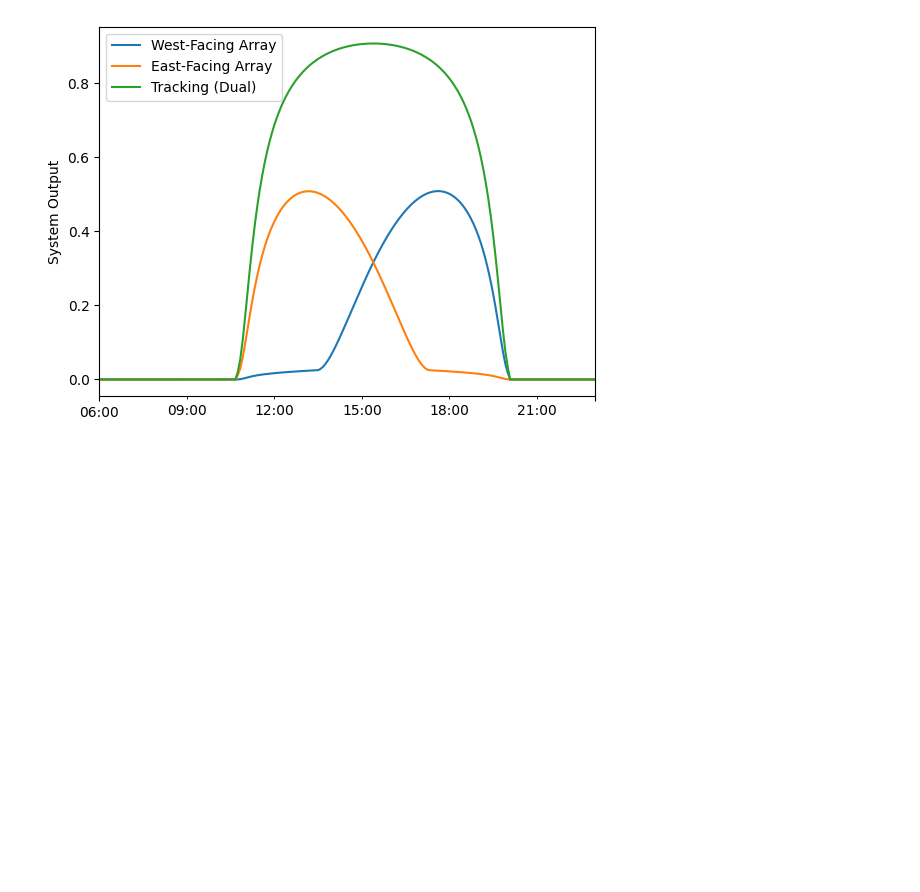
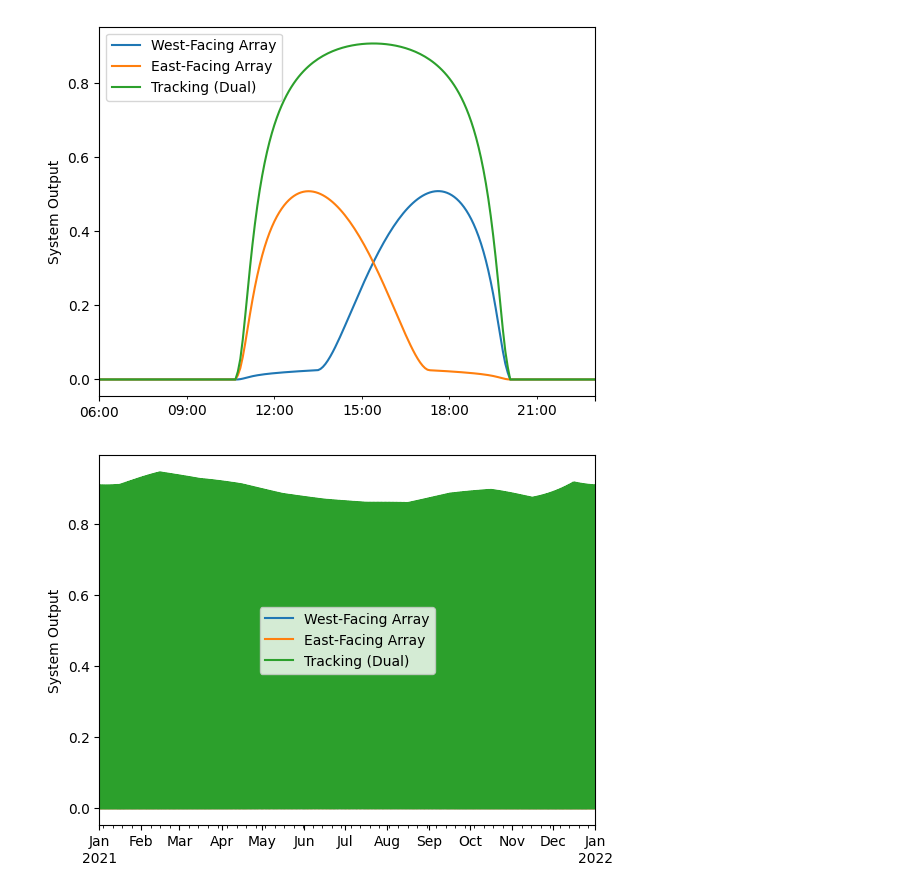
Before and after one commit to medar6/Renewable_Energies_Lab_2023, a Jupyter notebook: experiments10.ipynb, the cells around one changed output. Cells and saved outputs as stored; diff of their text form; code cells hidden in the pictures; blank space fills up the shorter version.

```diff
--- a/experiments10.ipynb
+++ b/experiments10.ipynb
@@ -131,3 +131,73 @@ plt.show()
 # plt.show()
 # %% [output]
 [figure]
+# %%
+from pvlib import pvsystem, modelchain, location
+import pandas as pd
+import matplotlib.pyplot as plt
+
+class DualAxisTrackerMount(pvsystem.AbstractMount):
+    def get_orientation(self, solar_zenith, solar_azimuth):
+        # no rotation limits, no backtracking
+        return {'surface_tilt': solar_zenith, 'surface_azimuth': solar_azimuth}
+
+
+array_kwargs = dict(
+    module_parameters=dict(pdc0=1, gamma_pdc=-0.004),
+    temperature_model_parameters=dict(a=-3.56, b=-0.075, deltaT=3)
+)
+
+# array_kwargs = pvsystem.Array(mount=DualAxisTrackerMount(),
+#     module_parameters=dict(pdc0=1, gamma_pdc=-0.004, b=0.05),
+#     temperature_model_parameters=dict(a=-3.56, b=-0.075, deltaT=3))
+
+arrays = [
+    pvsystem.Array(pvsystem.FixedMount(40, 270), name='West-Facing Array',
+                   **array_kwargs),
+    pvsystem.Array(pvsystem.FixedMount(40, 90), name='East-Facing Array',
+                   **array_kwargs),
+    pvsystem.Array(mount=DualAxisTrackerMount(), name='Tracking (Dual)', **array_kwargs)
+]
+loc = location.Location(40, -80)
+system = pvsystem.PVSystem(arrays=arrays, inverter_parameters=dict(pdc0=3))
+mc = modelchain.ModelChain(system, loc, aoi_model='physical',
+                           spectral_model='no_loss')
+
+times = pd.date_range('2021-01-01 00:00', '2022-01-01 00:00', freq='5min',
+                      tz='Etc/GMT+2')
+weather = loc.get_clearsky(times)
+mc.run_model(weather)
+
+fig, ax = plt.subplots()
+for array, pdc in zip(system.arrays, mc.results.dc):
+    pdc.plot(label=f'{array.name}')
+# mc.results.ac.plot(label='Total')
+plt.ylabel('System Output')
+plt.legend()
+plt.show()
+
+# class DualAxisTrackerMount(pvsystem.AbstractMount):
+#     def get_orientation(self, solar_zenith, solar_azimuth):
+#         # no rotation limits, no backtracking
+#         return {'surface_tilt': solar_zenith, 'surface_azimuth': solar_azimuth}
+
+
+# loc = location.Location(40, -80)
+# array = pvsystem.Array(
+#     mount=DualAxisTrackerMount(),
+#     module_parameters=dict(pdc0=1, gamma_pdc=-0.004, b=0.05),
+#     temperature_model_parameters=dict(a=-3.56, b=-0.075, deltaT=3))
+# system = pvsystem.PVSystem(arrays=[array], inverter_parameters=dict(pdc0=3))
+# mc = modelchain.ModelChain(system, loc, aoi_model='physical',
+#                            spectral_model='no_loss')
+
+# times = pd.date_range('2019-01-01 06:00', '2019-01-01 23:00', freq='5min',
+#                       tz='Etc/GMT+2')
+# weather = loc.get_clearsky(times)
+# mc.run_model(weather)
+
+# mc.results.ac.plot()
+# plt.ylabel('Output Power')
+# plt.show()
+# %% [output]
+[figure, added]
```
Also changed, not shown: parts of 4 cells of this notebook, 4 other files.
